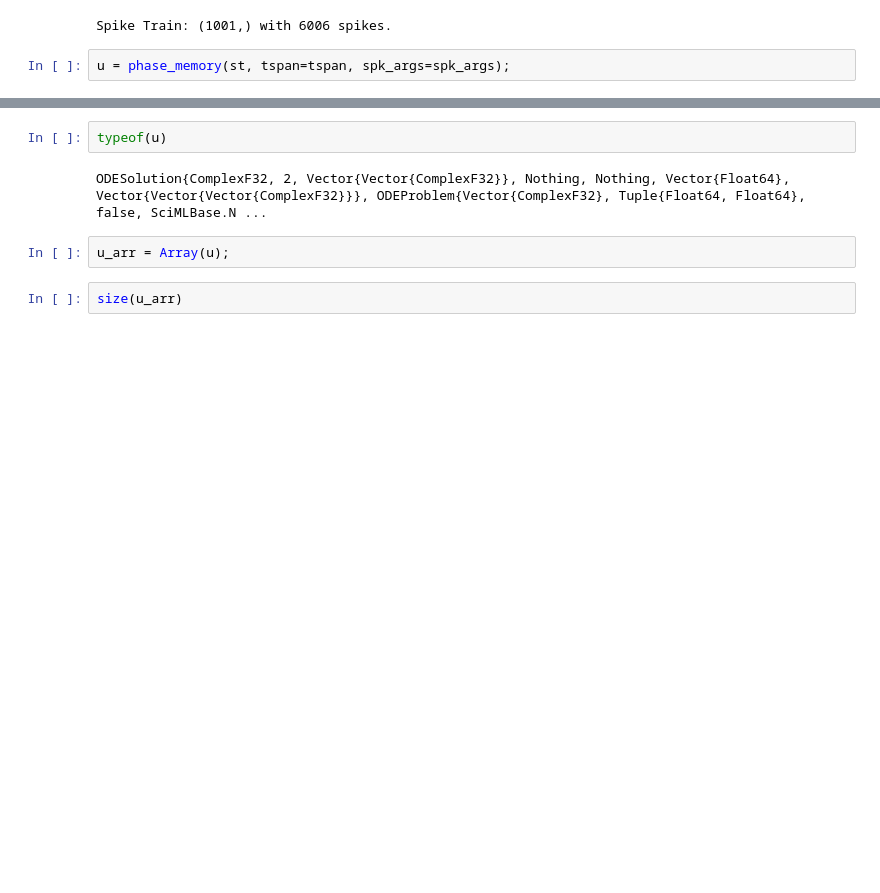
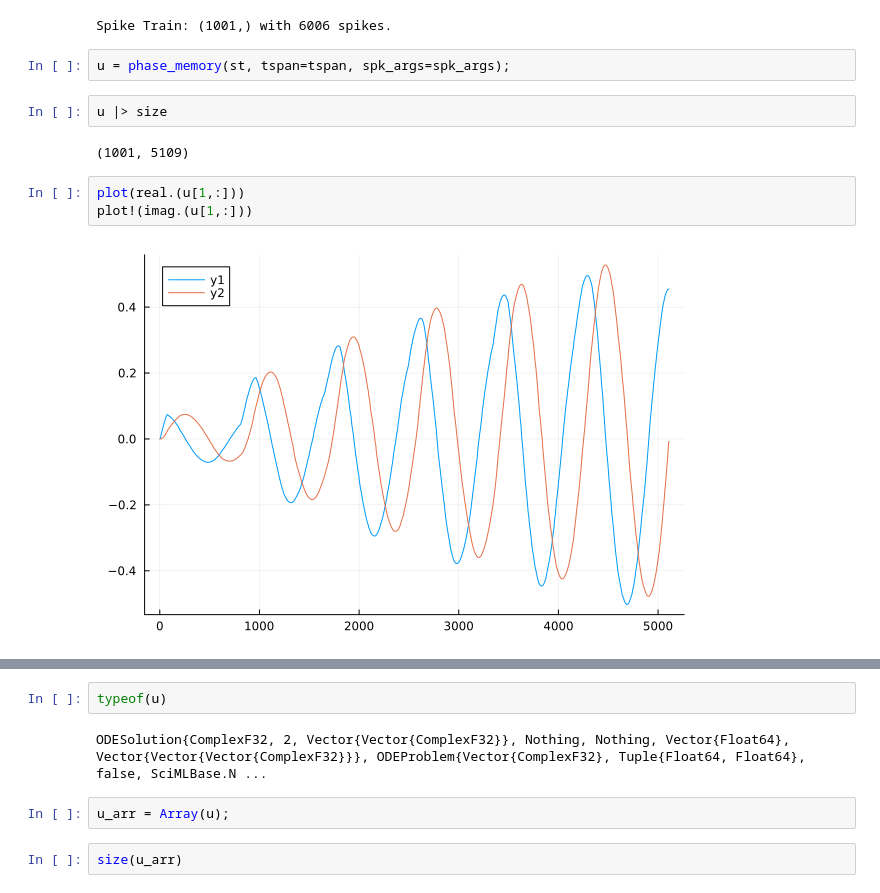
Before and after one commit to wilkieolin/PhasorNetworks.jl, a Jupyter notebook: demos/phase_memory.ipynb, the cells around one changed output, grey strips where cells are left out. Cells and saved outputs as stored; diff of their text form; blank space fills up the shorter version.

```diff
--- a/demos/phase_memory.ipynb
+++ b/demos/phase_memory.ipynb
@@ -85,3 +66,12 @@ st = phase_to_train(phases, spk_args, repeats = repeats)
 Spike Train: (1001,) with 6006 spikes.
 # %%
 u = phase_memory(st, tspan=tspan, spk_args=spk_args);
+# %%
+u |> size
+# %% [output]
+(1001, 5109)
+# %%
+plot(real.(u[1,:]))
+plot!(imag.(u[1,:]))
+# %% [output]
+[figure, added]
```
Also changed, not shown: parts of 19 cells of this notebook, 7 other files.
